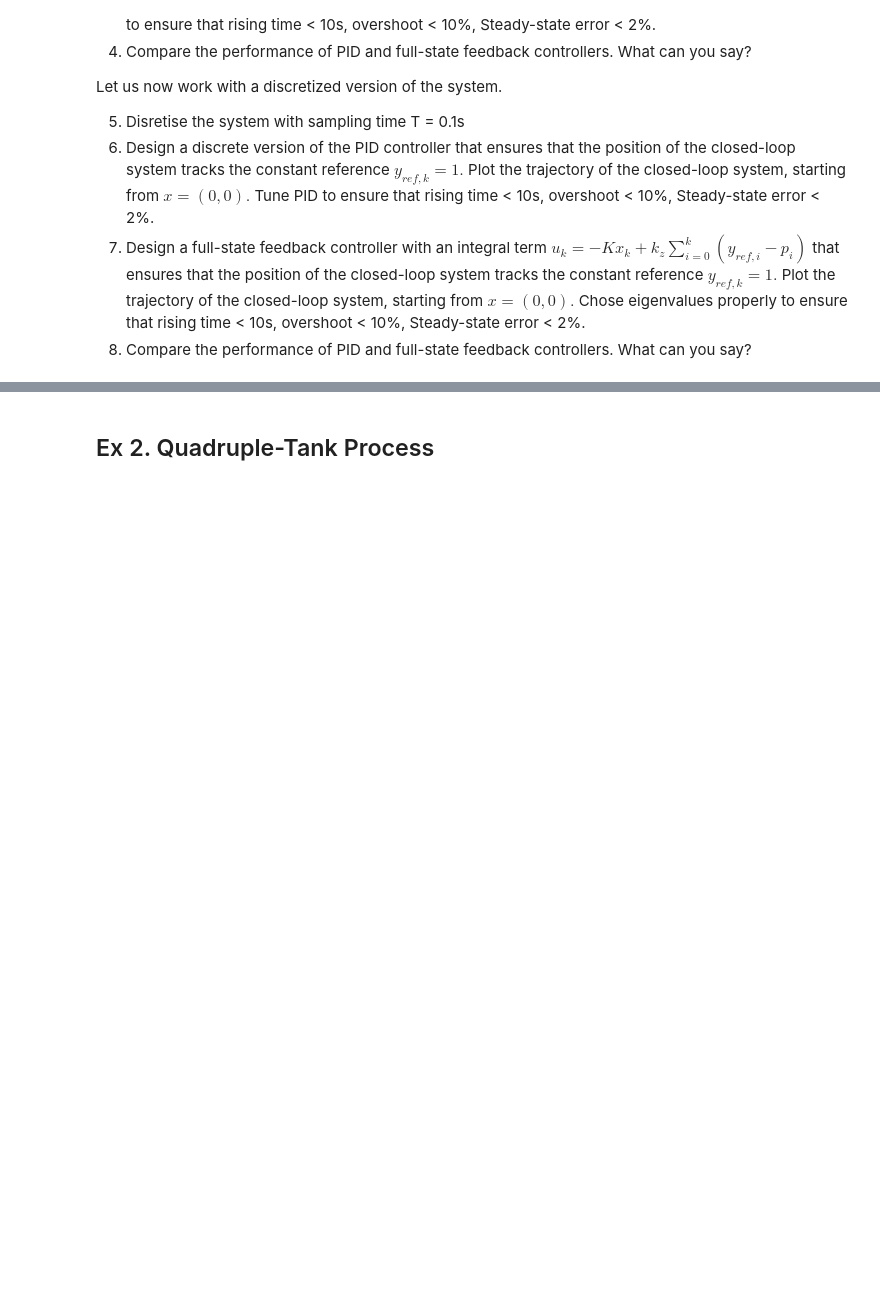
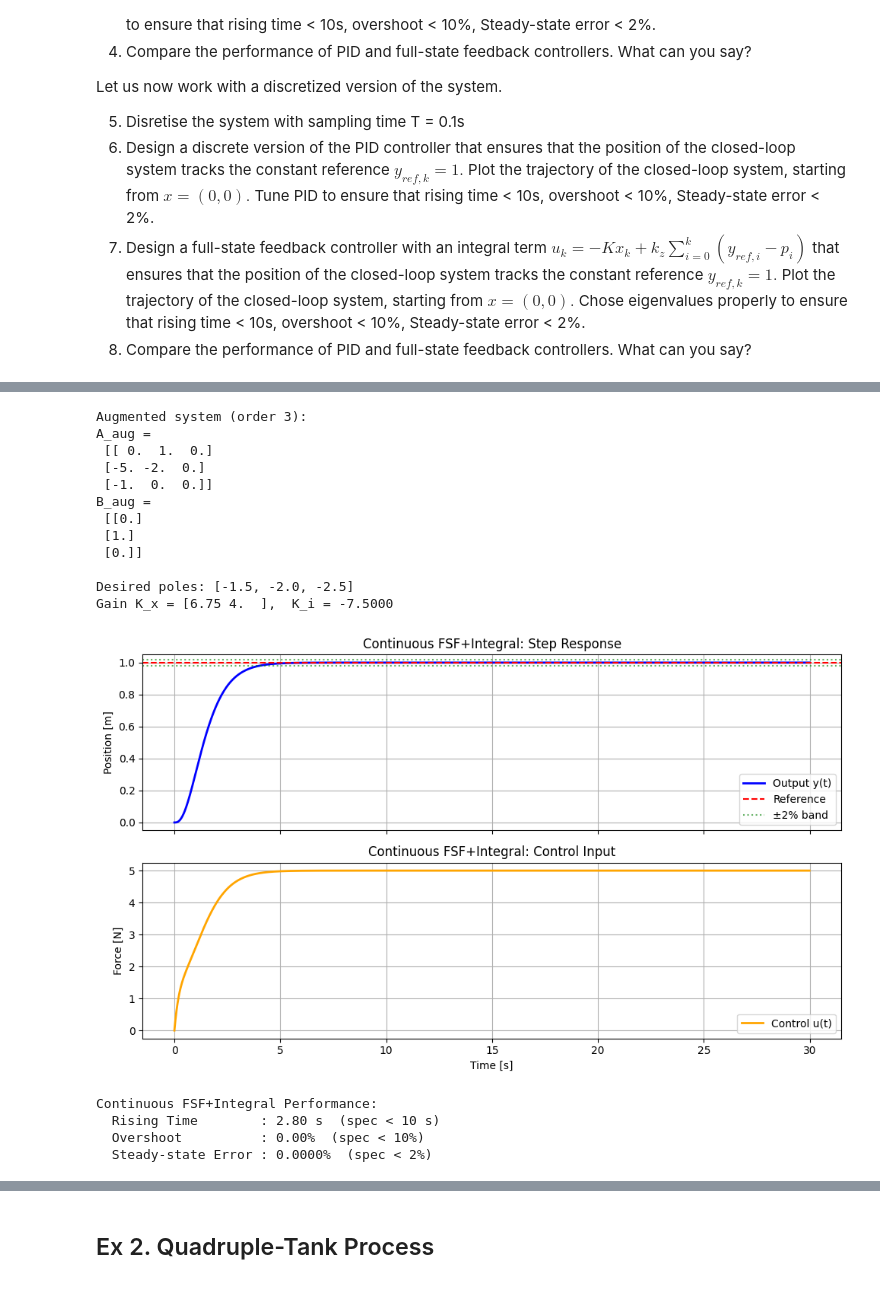
Before and after one commit to FBI-openup/CT_Control-theory, a Jupyter notebook: ZHANG Boyuan_FinalProject.ipynb, the cells around one changed output, grey strips where cells are left out. Drawn from its saved outputs; the diff is of its cells as text; code cells hidden in the pictures; blank space fills up the shorter version.

```diff
--- a/ZHANG Boyuan_FinalProject.ipynb
+++ b/ZHANG Boyuan_FinalProject.ipynb
@@ -37,0 +409,80 @@ Let us now work with a discretized version of the system.
+# %%
+# --- Block 6: Continuous-time full-state feedback with integral ---
+
+# Build augmented system matrices
+A_aug = np.block([[A,        np.zeros((2, 1))],
+                  [-C,       np.zeros((1, 1))]])
+
+B_aug = np.vstack([B, np.zeros((1, 1))])
+
+print("Augmented system (order 3):")
+print("A_aug =\n", A_aug)
+print("B_aug =\n", B_aug)
+
+# Choose desired closed-loop poles (all real for no overshoot, fast enough for Tr < 10s)
+desired_poles_c = [-1.5, -2.0, -2.5]
+
+result_c = place_poles(A_aug, B_aug, desired_poles_c)
+K_aug_c  = result_c.gain_matrix        # shape (1, 3)
+K_x_c    = K_aug_c[0, :2]             # state feedback gains
+K_i_c    = K_aug_c[0, 2]              # integral gain
+
+print(f"\nDesired poles: {desired_poles_c}")
+print(f"Gain K_x = {K_x_c},  K_i = {K_i_c:.4f}")
+
+def closed_loop_fsf_cont(state, t, K_x, K_i, y_ref):
+    """
+    Augmented state: [x1, x2, xi]
+    u = -K_x @ [x1, x2] - K_i * xi
+    """
+    x1, x2, xi = state
+    x_plant = np.array([x1, x2])
+    xi_dot  = y_ref - x1    # x1 is already a scalar
+
+    u        = -K_x @ x_plant - K_i * xi  # full-state feedback law
+    x_dot    = A @ x_plant + B.flatten() * u
+
+    return [x_dot[0], x_dot[1], float(xi_dot)]
+
+sol_fsf_c = odeint(closed_loop_fsf_cont, [x0[0], x0[1], 0.0], t,
+                   args=(K_x_c, K_i_c, y_ref))
+y_fsf_c   = sol_fsf_c[:, 0]
+u_fsf_c   = [-K_x_c @ s[:2] - K_i_c * s[2] for s in sol_fsf_c]
+
+fig, (ax1, ax2) = plt.subplots(2, 1, figsize=(10, 6), sharex=True)
+ax1.plot(t, y_fsf_c, 'b', lw=2, label='Output y(t)')
+ax1.axhline(y_ref, color='r', ls='--', label='Reference')
+ax1.axhline(y_ref*1.02, color='g', ls=':', alpha=0.6, label='±2% band')
+ax1.axhline(y_ref*0.98, color='g', ls=':', alpha=0.6)
+ax1.set_ylabel('Position [m]'); ax1.set_title('Continuous FSF+Integral: Step Response')
+ax1.legend(); ax1.grid(True)
+
+ax2.plot(t, u_fsf_c, 'orange', lw=2, label='Control u(t)')
+ax2.set_xlabel('Time [s]'); ax2.set_ylabel('Force [N]')
+ax2.set_title('Continuous FSF+Integral: Control Input')
+ax2.legend(); ax2.grid(True)
+plt.tight_layout(); plt.show()
+
+Tr, OS, SSE = perf_metrics(t, y_fsf_c, y_ref)
+print(f"Continuous FSF+Integral Performance:")
+print(f"  Rising Time        : {Tr:.2f} s  (spec < 10 s)")
+print(f"  Overshoot          : {OS:.2f}%  (spec < 10%)")
+print(f"  Steady-state Error : {SSE:.4f}%  (spec < 2%)")
+# %% [output]
+Augmented system (order 3):
+A_aug =
+ [[ 0.  1.  0.]
+ [-5. -2.  0.]
+ [-1.  0.  0.]]
+B_aug =
+ [[0.]
+ [1.]
+ [0.]]
+
+Desired poles: [-1.5, -2.0, -2.5]
+Gain K_x = [6.75 4.  ],  K_i = -7.5000
+[figure, added]
+Continuous FSF+Integral Performance:
+  Rising Time        : 2.80 s  (spec < 10 s)
+  Overshoot          : 0.00%  (spec < 10%)
+  Steady-state Error : 0.0000%  (spec < 2%)
```
Also changed, not shown: parts of 45 cells of this notebook.
